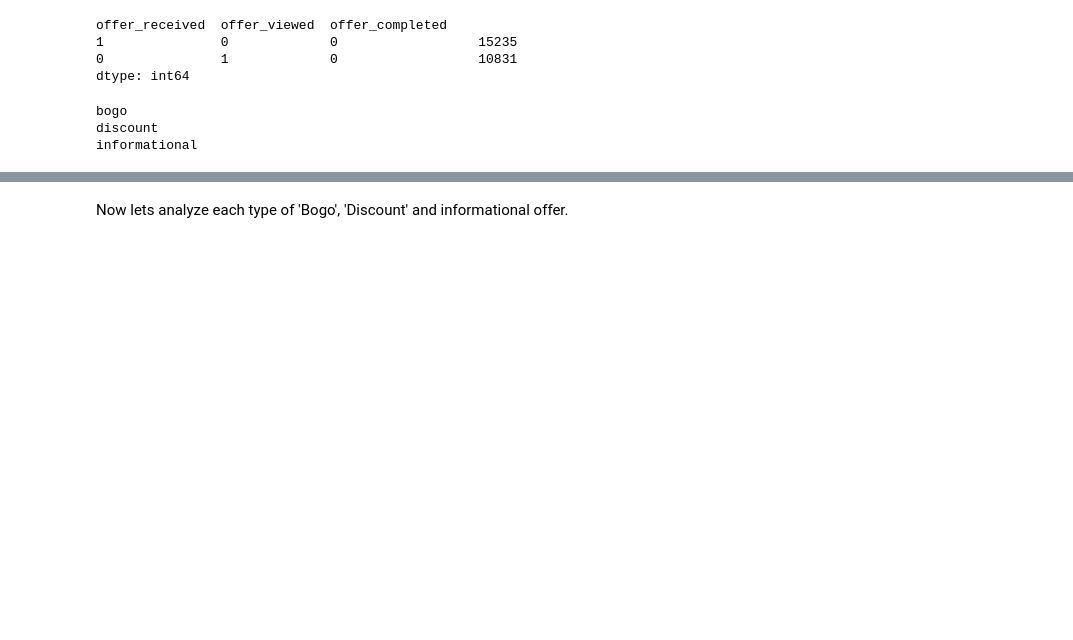
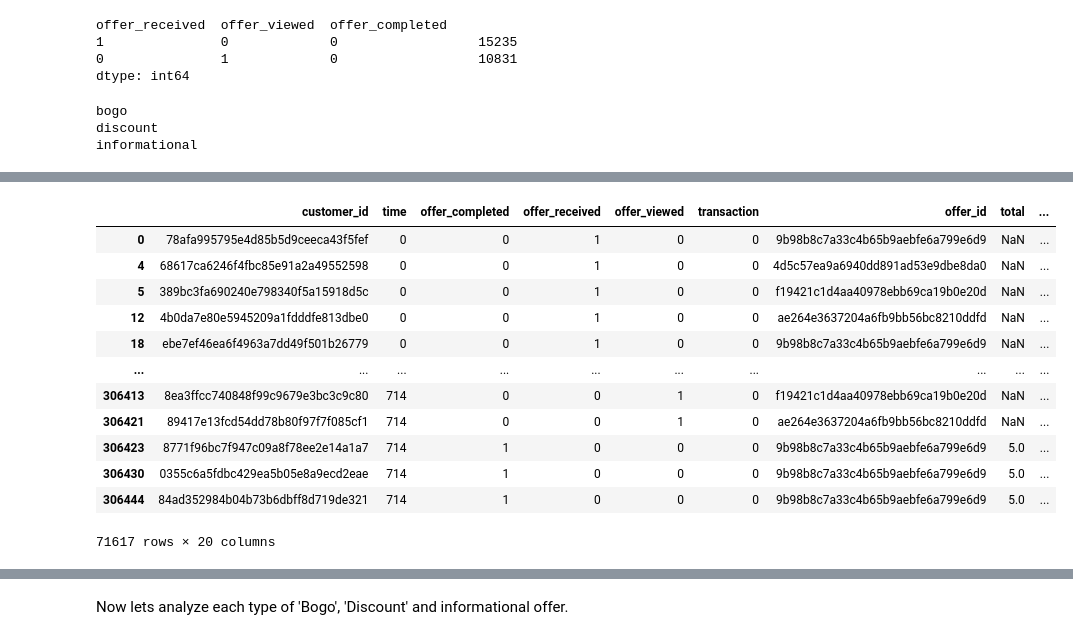
Before and after one commit to Daniel-Hutcheson/starbucks_capstone_project, a Jupyter notebook: Starbucks_Capstone_notebook.ipynb, the cells around one changed output, grey strips where cells are left out. Drawn from its saved outputs; the diff is of its cells as text; code cells hidden in the pictures; blank space fills up the shorter version.

```diff
--- a/Starbucks_Capstone_notebook.ipynb
+++ b/Starbucks_Capstone_notebook.ipynb
@@ -929,0 +932,16 @@ IndentationError: expected an indented block after 'for' statement on line 3 (24
+# %%
+data_offers[data_offers.offer_type == 'bogo']
+# %% [output]
+|  | customer_id | time | offer_completed | offer_received | offer_viewed | transaction | offer_id | total | ... |
+| 0 | 78afa995795e4d85b5d9ceeca43f5fef | 0 | 0 | 1 | 0 | 0 | 9b98b8c7a33c4b65b9aebfe6a799e6d9 | NaN | ... |
+| 4 | 68617ca6246f4fbc85e91a2a49552598 | 0 | 0 | 1 | 0 | 0 | 4d5c57ea9a6940dd891ad53e9dbe8da0 | NaN | ... |
+| 5 | 389bc3fa690240e798340f5a15918d5c | 0 | 0 | 1 | 0 | 0 | f19421c1d4aa40978ebb69ca19b0e20d | NaN | ... |
+| 12 | 4b0da7e80e5945209a1fdddfe813dbe0 | 0 | 0 | 1 | 0 | 0 | ae264e3637204a6fb9bb56bc8210ddfd | NaN | ... |
+| 18 | ebe7ef46ea6f4963a7dd49f501b26779 | 0 | 0 | 1 | 0 | 0 | 9b98b8c7a33c4b65b9aebfe6a799e6d9 | NaN | ... |
+| ... | ... | ... | ... | ... | ... | ... | ... | ... | ... |
+| 306413 | 8ea3ffcc740848f99c9679e3bc3c9c80 | 714 | 0 | 0 | 1 | 0 | f19421c1d4aa40978ebb69ca19b0e20d | NaN | ... |
+| 306421 | 89417e13fcd54dd78b80f97f7f085cf1 | 714 | 0 | 0 | 1 | 0 | ae264e3637204a6fb9bb56bc8210ddfd | NaN | ... |
+| 306423 | 8771f96bc7f947c09a8f78ee2e14a1a7 | 714 | 1 | 0 | 0 | 0 | 9b98b8c7a33c4b65b9aebfe6a799e6d9 | 5.0 | ... |
+| 306430 | 0355c6a5fdbc429ea5b05e8a9ecd2eae | 714 | 1 | 0 | 0 | 0 | 9b98b8c7a33c4b65b9aebfe6a799e6d9 | 5.0 | ... |
+| 306444 | 84ad352984b04b73b6dbff8d719de321 | 714 | 1 | 0 | 0 | 0 | 9b98b8c7a33c4b65b9aebfe6a799e6d9 | 5.0 | ... |
+71617 rows × 20 columns
```
Also changed, not shown: parts of 3 cells of this notebook.
